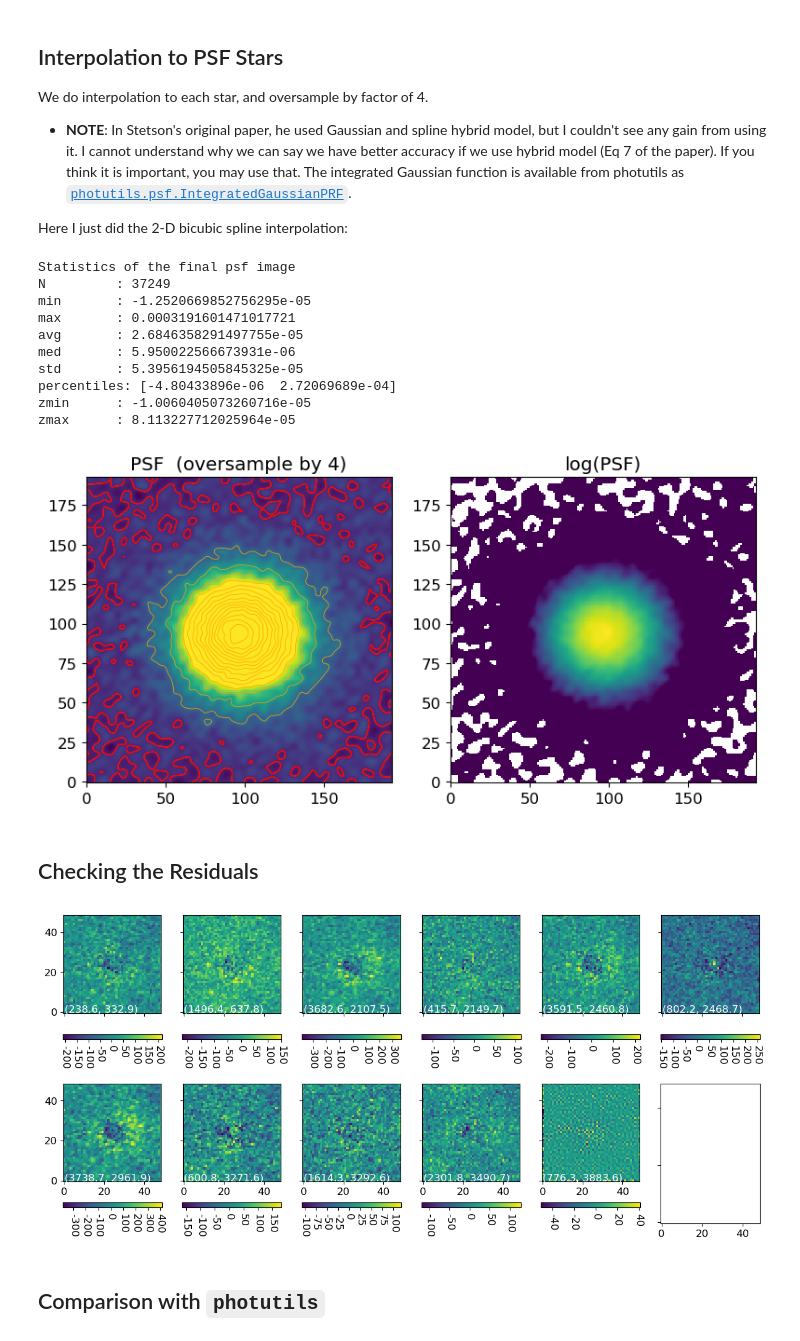
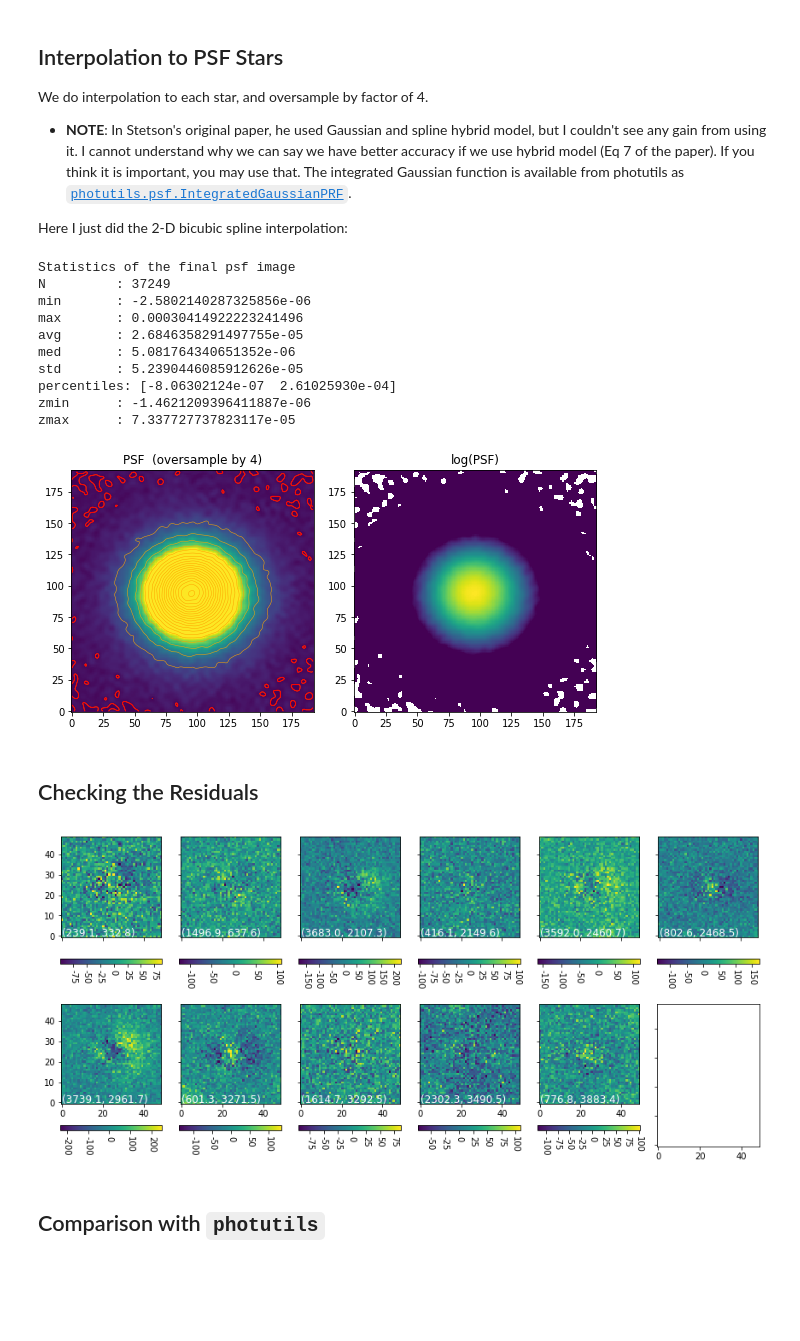
Before and after one commit to ysBach/SNU_AOclass, a Jupyter notebook: Notebooks/08-PSF_Extraction.ipynb, the cells around one changed output. Saved outputs shown, nothing was run; the diff lists cells and outputs as text; code cells hidden in the pictures; blank space fills up the shorter version.

```diff
--- a/Notebooks/08-PSF_Extraction.ipynb
+++ b/Notebooks/08-PSF_Extraction.ipynb
@@ -153,7 +153,6 @@ Stars initially selected for the PSF estimation: 11
 Crop the image by ``psf_size`` box centering on the PSF stars:
 # %%
 cut4psf = []
-cut_psfstars = []
 
 ncol = 6
 nrow = max(len(found) // ncol + 1, 1)
@@ -194,8 +193,7 @@ for i, row in enumerate(found):
 
     cut_skysub.data = (cut_orig.data - row["msky"])
     cut_skysub_norm.data = cut_skysub.data / row["source_sum"]
-    cut_psfstars.append(cut_skysub)
-    cut4psf.append(cut)
+    cut4psf.append(cut_skysub)
 
     peak_skysub = cut_skysub.data.max()
     posstr = f"({row['xcentroid']:.1f}, {row['ycentroid']:.1f})"
@@ -277,50 +275,50 @@ for k, v in yfu.give_stats(psf).items():
 # %% [output]
 Statistics of the final psf image
 N         : 37249
-min       : -1.2520669852756295e-05
-max       : 0.0003191601471017721
+min       : -2.5802140287325856e-06
+max       : 0.00030414922223241496
 avg       : 2.6846358291497755e-05
-med       : 5.950022566673931e-06
-std       : 5.3956194505845325e-05
-percentiles: [-4.80433896e-06  2.72069689e-04]
-zmin      : -1.0060405073260716e-05
-zmax      : 8.113227712025964e-05
+med       : 5.081764340651352e-06
+std       : 5.2390446085912626e-05
+percentiles: [-8.06302124e-07  2.61025930e-04]
+zmin      : -1.4621209396411887e-06
+zmax      : 7.337727737823117e-05
-[figure, old version]
+[figure, new version]
 # %% [markdown]
 ## Checking the Residuals
 # %%
 from photutils.psf import FittableImageModel
 from astropy.modeling.fitting import LevMarLSQFitter
 
 psfmodel = FittableImageModel(data=psf,
                               oversampling=ovsmp_factor,
                               ikwargs={"degree":[3, 3], "s":0})
 ncol = 6
 nrow = max(len(found) // ncol + 1, 1)
 fig, axs = plt.subplots(nrow, ncol, figsize=(12, 2.8 * nrow), sharex=True, sharey=True)
 
-for i, cut in enumerate(cut_psfstars):
+for i, cut in enumerate(cut4psf):
     # Figure plotting
     irow = i // ncol
     icol = i - irow * ncol
     row = found[i]
     ax = axs[irow, icol]
     fit, pos_fit, _ = ypu.dao_nstar(cut.data, psf=psfmodel, r_fit=fwhm,
                                     flux_init=row["source_sum"],
                                     full=False)
 
     yy, xx = np.mgrid[:cut.data.shape[1], :cut.data.shape[0]]
 
     im = zimshow(ax, cut.data - fit(xx, yy))
     cb = colorbaring(fig, ax, im)
 
     pos_str = "({:.1f}, {:.1f})".format(*cut.to_original_position(pos_fit))
     ax.text(0, 0, pos_str, fontsize=12, color='w')
     plt.setp(cb.ax.get_xticklabels(),rotation=-90)
 
 plt.tight_layout()
 # %% [output]
-[figure, old version]
+[figure, new version]
 # %%
 psfccd = CCDData(data=psf, unit='adu')
 psfccd.header["OVERSAMP"] = (4, "oversampling factor")
```
Also changed, not shown: parts of 4 cells of this notebook.
